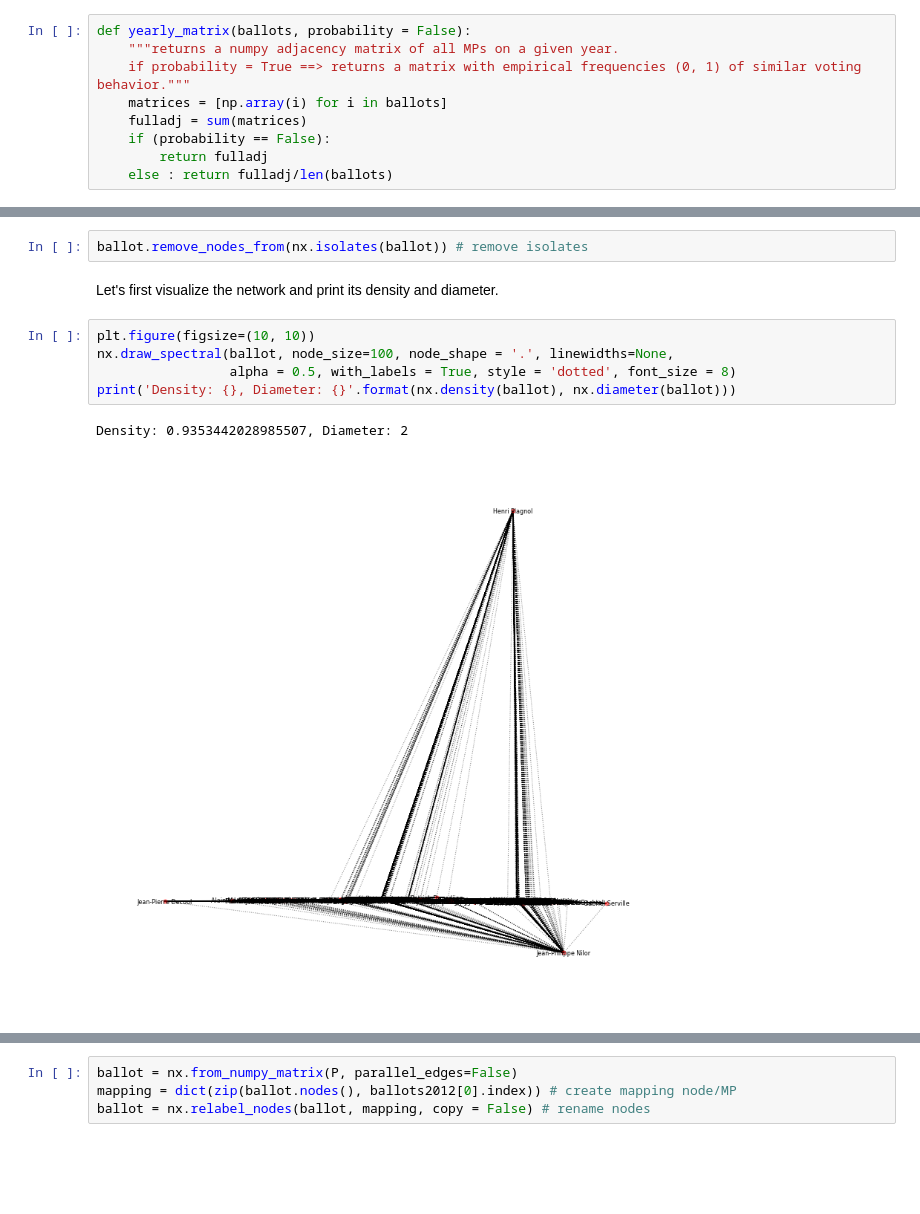
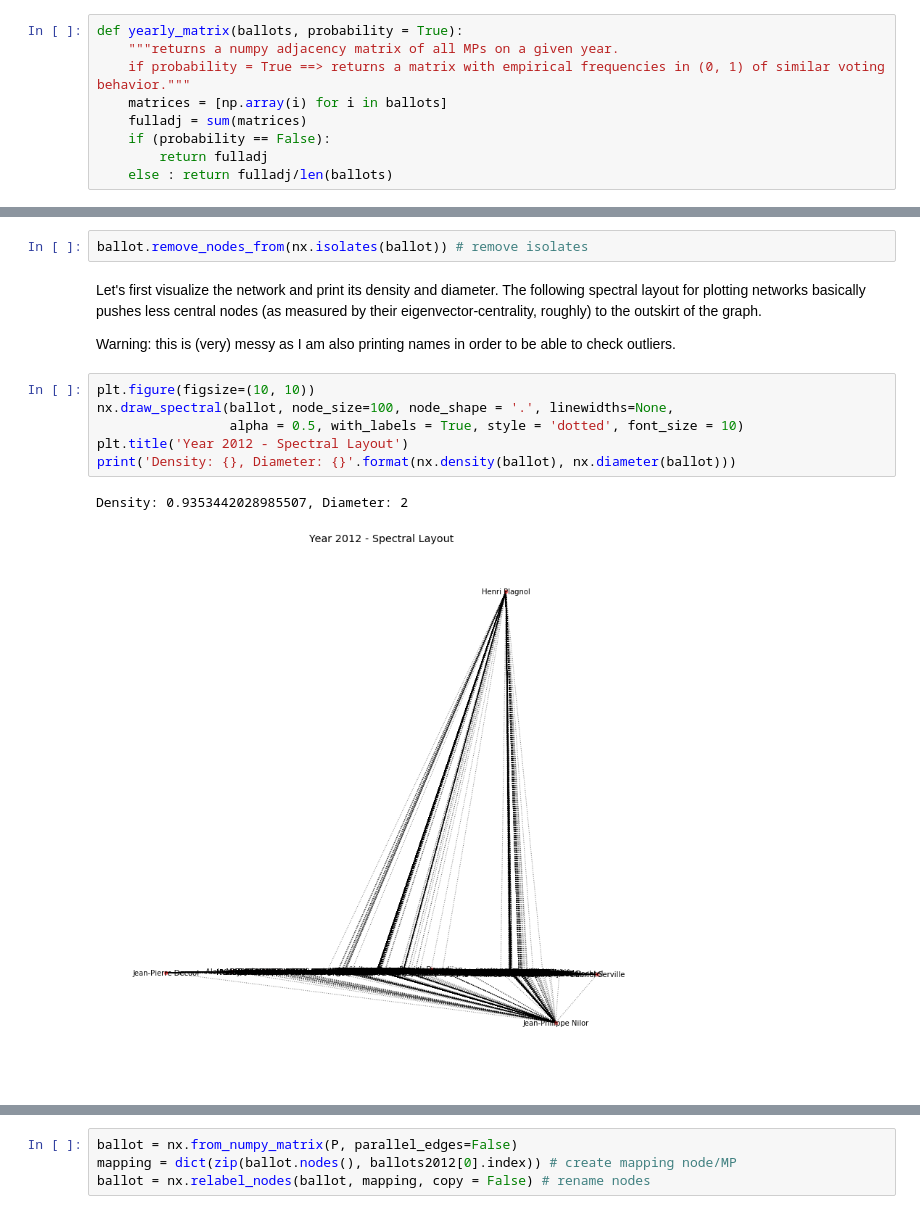
Before and after one commit to vviers/AN-Project, a Jupyter notebook: Data_Analysis.ipynb, the cells around one changed output, grey strips where cells are left out. Saved outputs shown, nothing was run; the diff lists cells and outputs as text; blank space fills up the shorter version.

```diff
--- a/Data_Analysis.ipynb
+++ b/Data_Analysis.ipynb
@@ -128,7 +285,7 @@ Create full yearly adjacency matrices
 # %%
-def yearly_matrix(ballots, probability = False):
+def yearly_matrix(ballots, probability = True):
     """returns a numpy adjacency matrix of all MPs on a given year.
-    if probability = True ==> returns a matrix with empirical frequencies (0, 1) of similar voting behavior."""
+    if probability = True ==> returns a matrix with empirical frequencies in (0, 1) of similar voting behavior."""
     matrices = [np.array(i) for i in ballots]
     fulladj = sum(matrices)
     if (probability == False):
@@ -150,14 +315,17 @@ nx.isolates(ballot)
 ['Claude Bartolone']
 # %%
 ballot.remove_nodes_from(nx.isolates(ballot)) # remove isolates
-# %% [markdown]
-Let's first visualize the network and print its density and diameter.
+# %% [markdown]
+Let's first visualize the network and print its density and diameter. The following spectral layout for plotting networks basically pushes less central nodes (as measured by their eigenvector-centrality, roughly) to the outskirt of the graph.
+
+Warning: this is (very) messy as I am also printing names in order to be able to check outliers.
 # %%
 plt.figure(figsize=(10, 10))
 nx.draw_spectral(ballot, node_size=100, node_shape = '.', linewidths=None,
-                 alpha = 0.5, with_labels = True, style = 'dotted', font_size = 8)
+                 alpha = 0.5, with_labels = True, style = 'dotted', font_size = 10)
+plt.title('Year 2012 - Spectral Layout')
 print('Density: {}, Diameter: {}'.format(nx.density(ballot), nx.diameter(ballot)))
 # %% [output]
 Density: 0.9353442028985507, Diameter: 2
-[figure, old version]
+[figure, new version]
 # %% [markdown]
```
Also changed, not shown: parts of 179 cells of this notebook, 2 other files.
